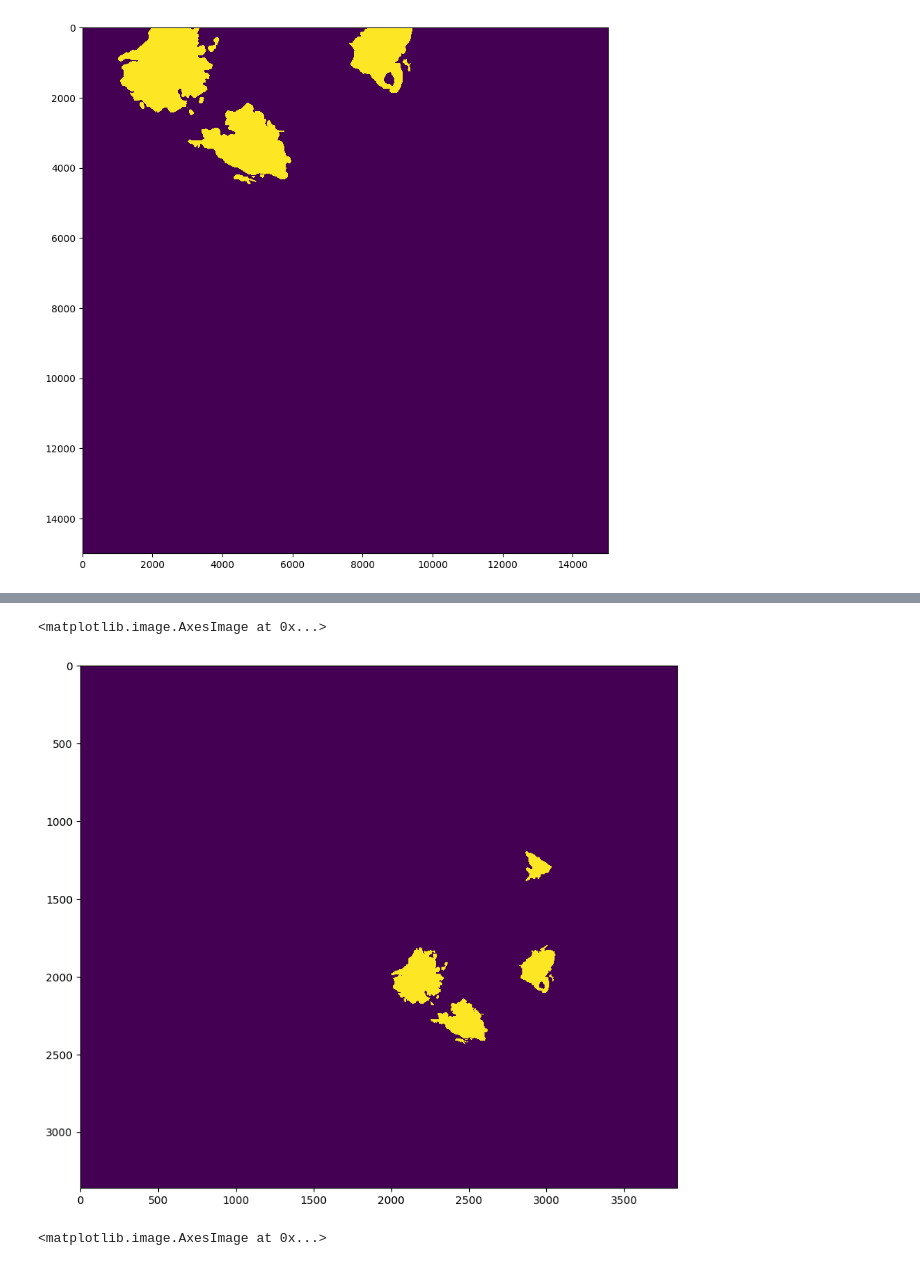
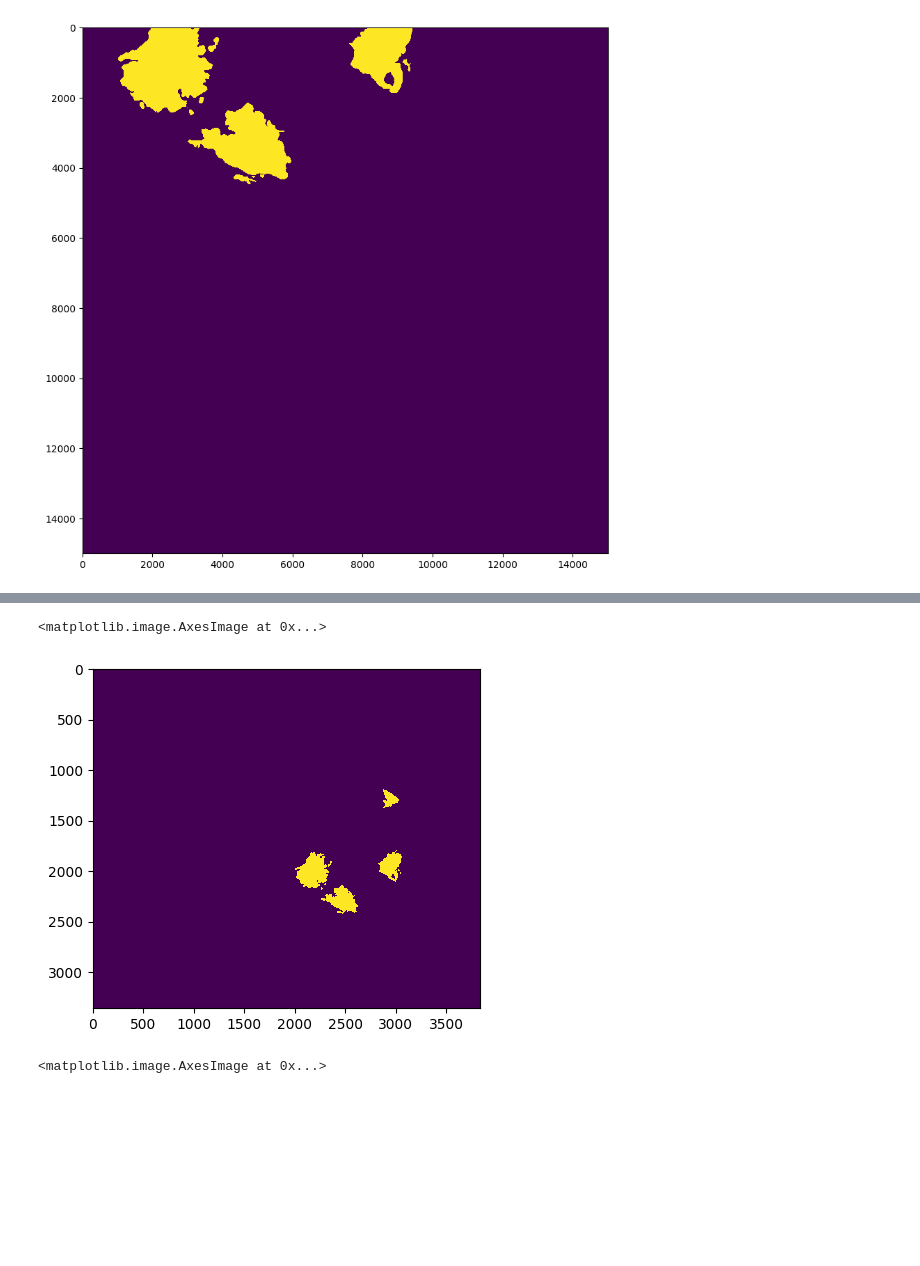
Before and after one commit to akoo-45/cancer-detection, a Jupyter notebook: cancer_detection.ipynb, the cells around one changed output, grey strips where cells are left out. Saved outputs shown, nothing was run; the diff lists cells and outputs as text; code cells hidden in the pictures; blank space fills up the shorter version.

Commit message:
Getting close to finding appropriate threshold for zoom level 4

```diff
--- a/cancer_detection.ipynb
+++ b/cancer_detection.ipynb
@@ -226,22 +294,23 @@ plt.imshow(mask_image)
 # %%
-# Example: Reading entire mask at the same zoom level 5
+# Double Checking
 mask_image = read_slide(tumor_mask,
-                        x=0,
-                        y=0,
-                        level=4,
-                        width=slide.level_dimensions[4][0],
-                        height=slide.level_dimensions[4][1])
+                         x=0 * 16,
+                         y=0 * 16,
+                         level=4,
+                         width=3840,
+                         height=3360)
+
 
 # Note: the program provided by the dataset authors generates a mask with R,G,B channels.
 # The mask info we need is in the first channel only.
 # If you skip this step, the mask will be displayed as all black.
 mask_image = mask_image[:,:,0]
 
-plt.figure(figsize=(10,10), dpi=100)
+plt.figure(figsize=(5,5), dpi=100)
 plt.imshow(mask_image)
 # %% [output]
 <matplotlib.image.AxesImage at 0x...>
-[figure, old version]
+[figure, new version]
 # %%
 # Overlay the two. The mask shows the region of the slide that contain cancerous cells.
 plt.figure(figsize=(10,10), dpi=100)
```
Also changed, not shown: parts of 2 cells of this notebook.
